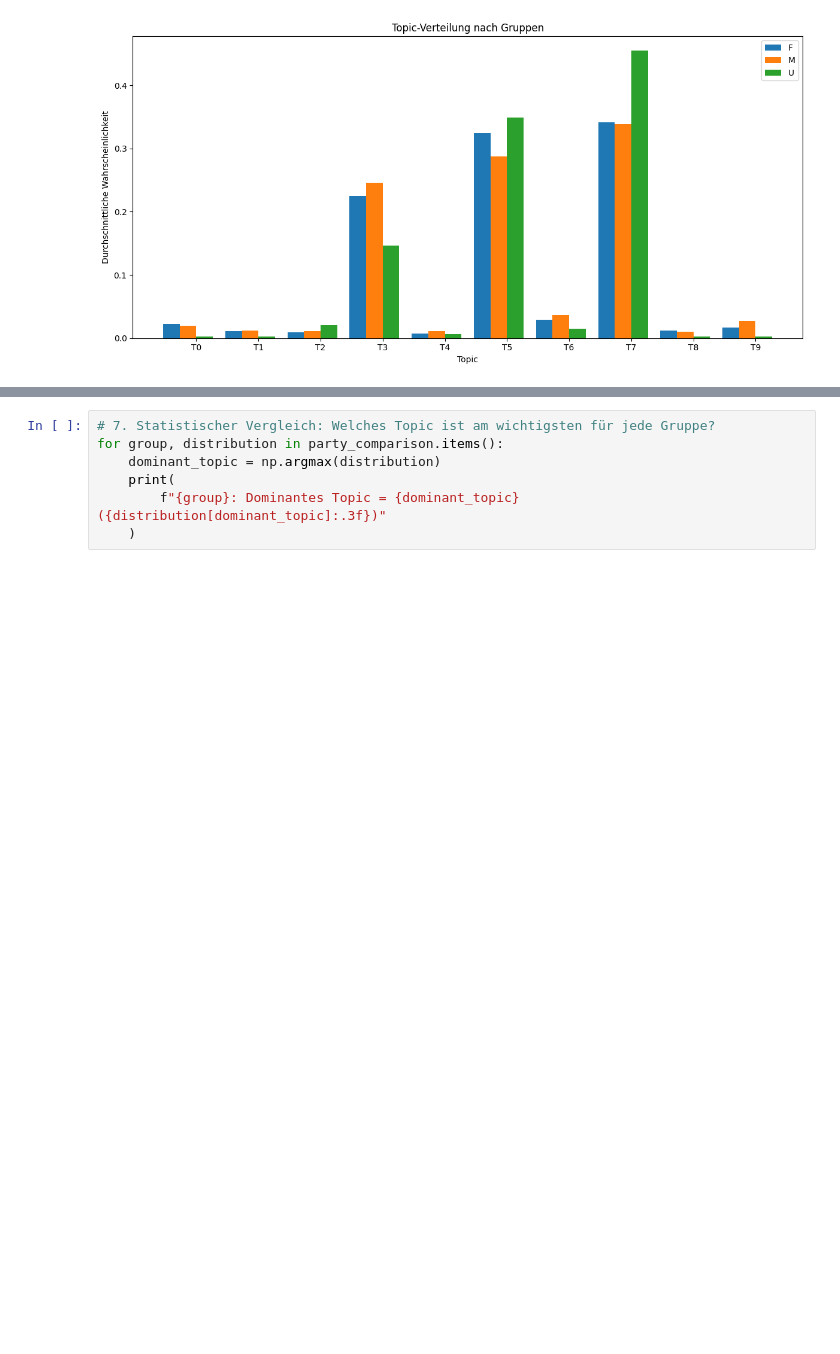
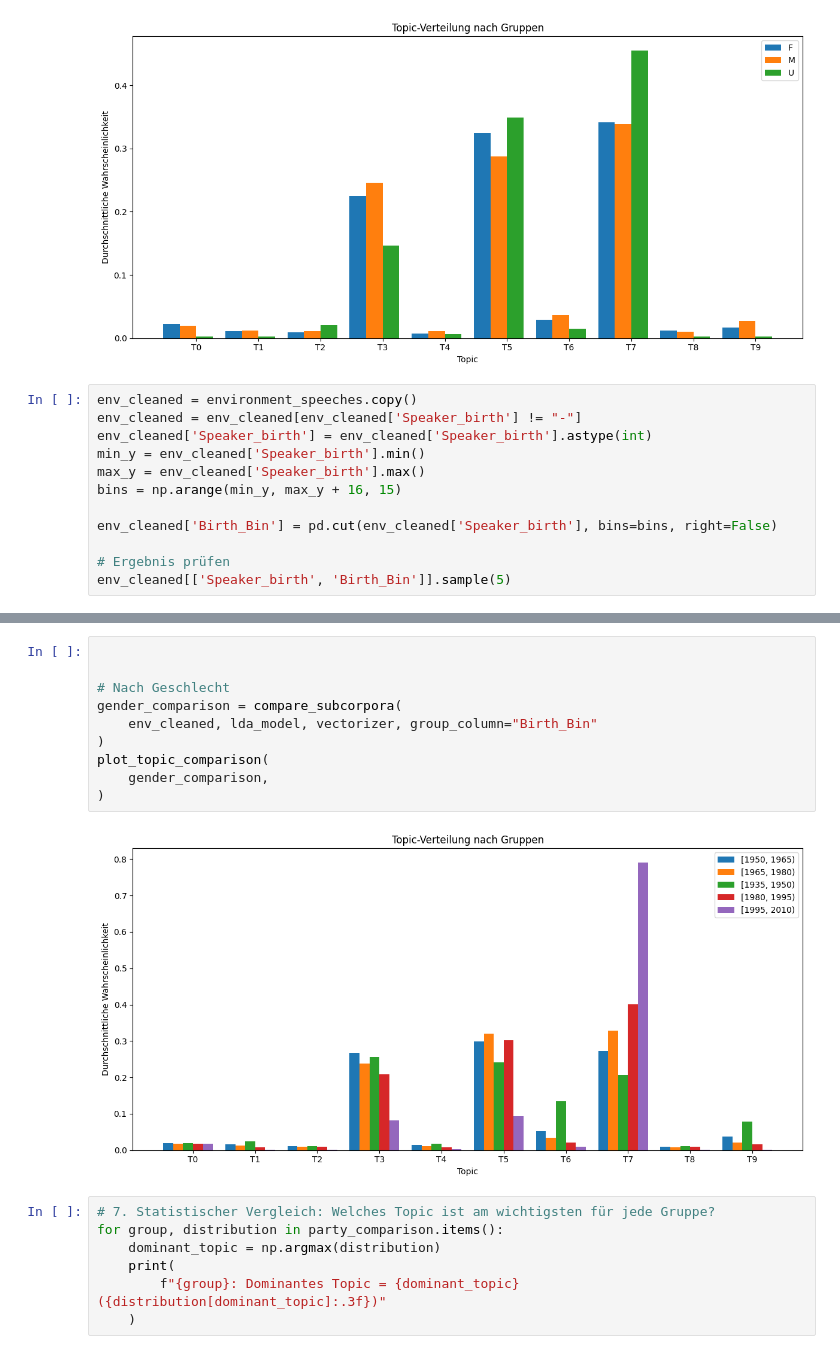
Before and after one commit to luca-heitmann/data-science-courses, a Jupyter notebook: digital-humanities/climate-debates/testing.ipynb, the cells around one changed output, grey strips where cells are left out. Saved outputs shown, nothing was run; the diff lists cells and outputs as text; blank space fills up the shorter version.

```diff
--- a/digital-humanities/climate-debates/testing.ipynb
+++ b/digital-humanities/climate-debates/testing.ipynb
@@ -735,3 +735,15 @@ plot_topic_comparison(
 )
 # %% [output]
 [figure]
+# %%
+env_cleaned = environment_speeches.copy()
+env_cleaned = env_cleaned[env_cleaned['Speaker_birth'] != "-"]
+env_cleaned['Speaker_birth'] = env_cleaned['Speaker_birth'].astype(int)
+min_y = env_cleaned['Speaker_birth'].min()
+max_y = env_cleaned['Speaker_birth'].max()
+bins = np.arange(min_y, max_y + 16, 15)
+
+env_cleaned['Birth_Bin'] = pd.cut(env_cleaned['Speaker_birth'], bins=bins, right=False)
+
+# Ergebnis prüfen
+env_cleaned[['Speaker_birth', 'Birth_Bin']].sample(5)
@@ -738,3 +757,15 @@ plot_topic_comparison(
+# %%
+
+
+# Nach Geschlecht
+gender_comparison = compare_subcorpora(
+    env_cleaned, lda_model, vectorizer, group_column="Birth_Bin"
+)
+plot_topic_comparison(
+    gender_comparison,
+)
+# %% [output]
+[figure, added]
 # %%
 # 7. Statistischer Vergleich: Welches Topic ist am wichtigsten für jede Gruppe?
 for group, distribution in party_comparison.items():
```
Also changed, not shown: parts of 1 cell of this notebook.
